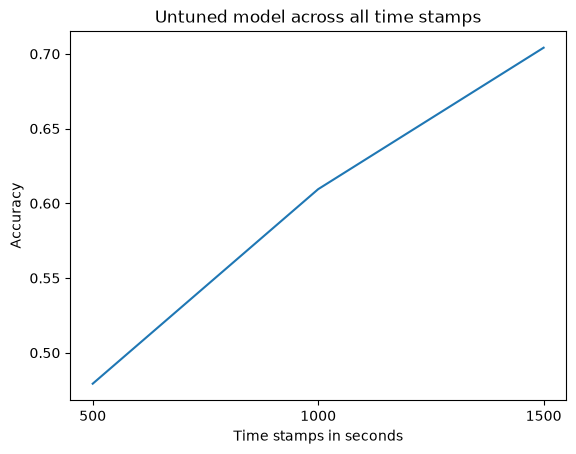
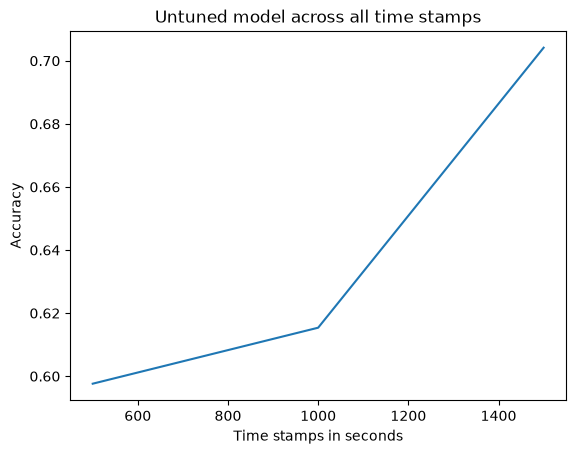
Unified diff of the notebook cell whose output changed from the first chart to the second:
--- before
+++ after
@@ -2,3 +2,3 @@
 import matplotlib.pyplot as plt
 sns.lineplot(accuracies_df, x="Time stamps in seconds", y="Accuracy")
-plt.title("Untuned model across all time stamps")
+_ = plt.title("Untuned model across all time stamps")

Commit: refactor: improve readability of test models.ipynb